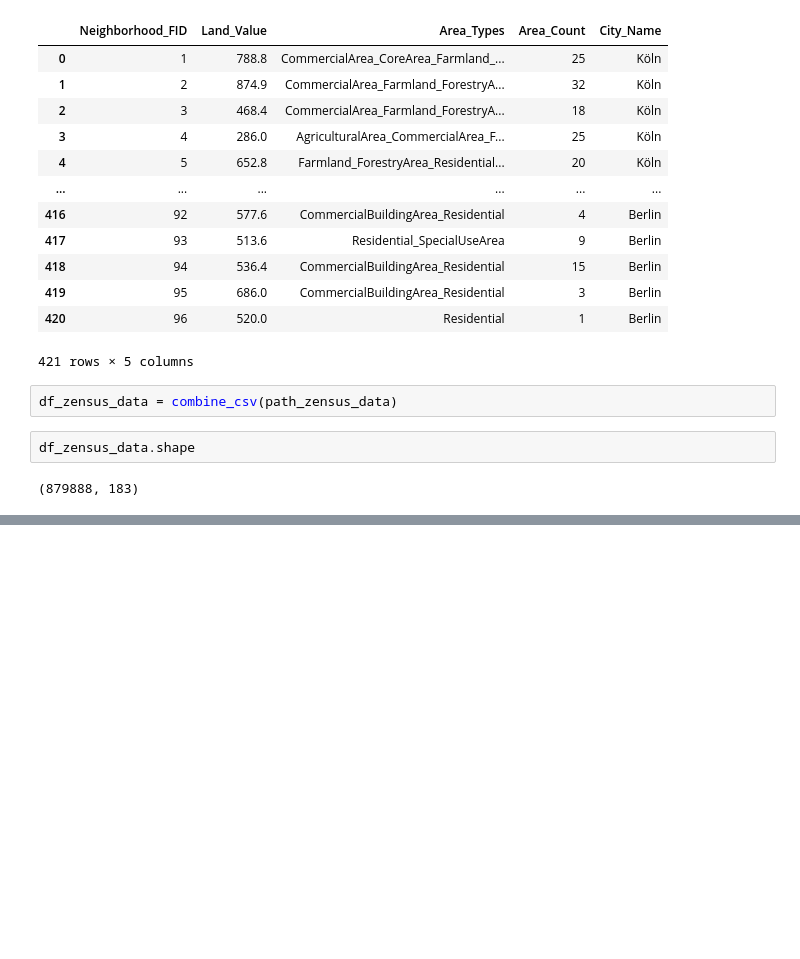
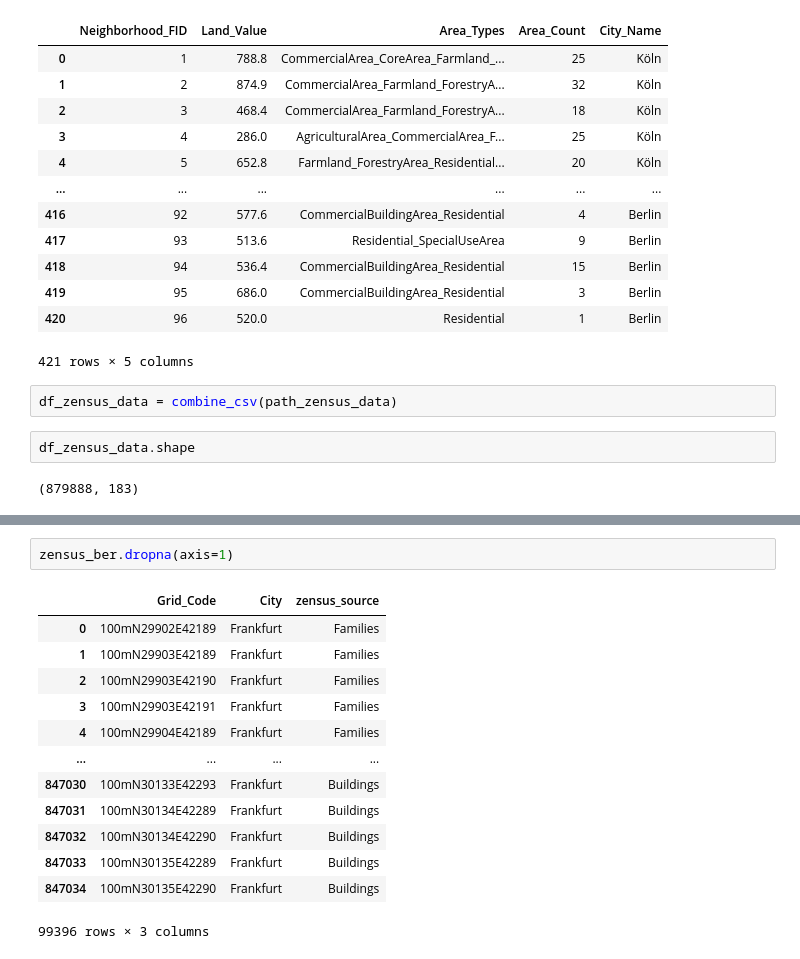
Before and after one commit to Schalwal/Geo-paw-sitioning, a Jupyter notebook: tryout.ipynb, the cells around one changed output, grey strips where cells are left out. Drawn from its saved outputs; the diff is of its cells as text; blank space fills up the shorter version.

```diff
--- a/tryout.ipynb
+++ b/tryout.ipynb
@@ -110,0 +149,16 @@ p_berlin
+# %%
+zensus_ber.dropna(axis=1)
+# %% [output]
+|  | Grid_Code | City | zensus_source |
+| 0 | 100mN29902E42189 | Frankfurt | Families |
+| 1 | 100mN29903E42189 | Frankfurt | Families |
+| 2 | 100mN29903E42190 | Frankfurt | Families |
+| 3 | 100mN29903E42191 | Frankfurt | Families |
+| 4 | 100mN29904E42189 | Frankfurt | Families |
+| ... | ... | ... | ... |
+| 847030 | 100mN30133E42293 | Frankfurt | Buildings |
+| 847031 | 100mN30134E42289 | Frankfurt | Buildings |
+| 847032 | 100mN30134E42290 | Frankfurt | Buildings |
+| 847033 | 100mN30135E42289 | Frankfurt | Buildings |
+| 847034 | 100mN30135E42290 | Frankfurt | Buildings |
+99396 rows × 3 columns
```
Also changed, not shown: parts of 19 cells of this notebook.
